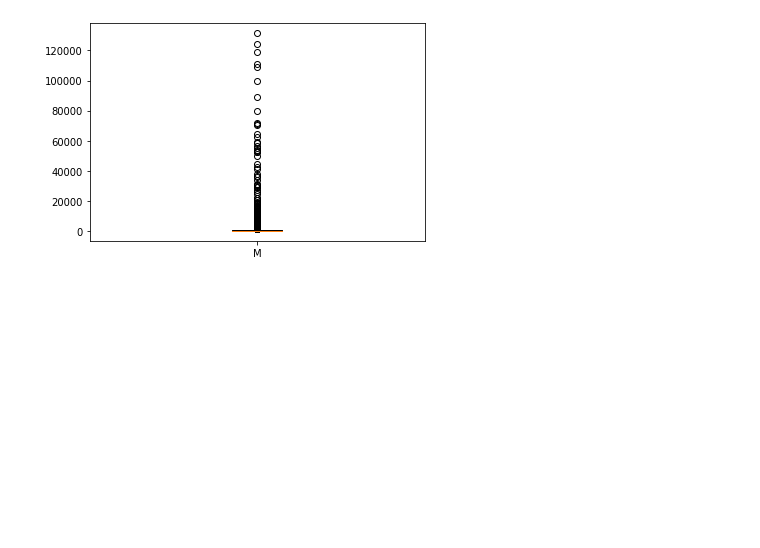
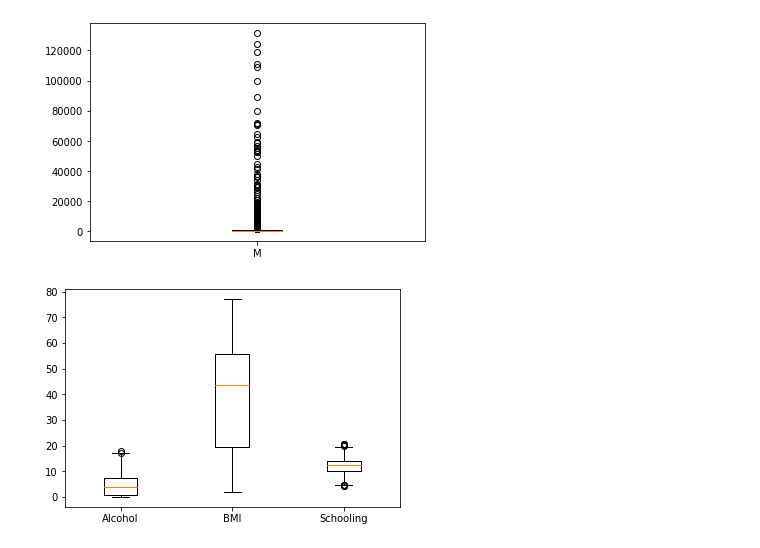
Before and after one commit to DarleneKo/life-expectancy-rates, a Jupyter notebook: master_data_cleaning.ipynb, the cells around one changed output. Saved outputs shown, nothing was run; the diff lists cells and outputs as text; code cells hidden in the pictures; blank space fills up the shorter version.

```diff
--- a/master_data_cleaning.ipynb
+++ b/master_data_cleaning.ipynb
@@ -49,3 +50,16 @@ plt.xticks([1], 'Measles')
 plt.show()
 # %% [output]
 [figure]
+# %%
+#Boxplots for non-disease related factors
+alcohol = df1['Alcohol']
+bmi = df1['BMI']
+percentage_expenditure = df1['Percentage Expenditure']
+schooling = df1['Schooling']
+
+fig1, ax1 = plt.subplots()
+ax1.boxplot([alcohol, bmi, schooling])
+plt.xticks([1, 2, 3], ['Alcohol', 'BMI', 'Schooling'])
+plt.show()
+# %% [output]
+[figure, added]
```
Also changed, not shown: parts of 3 cells of this notebook.
